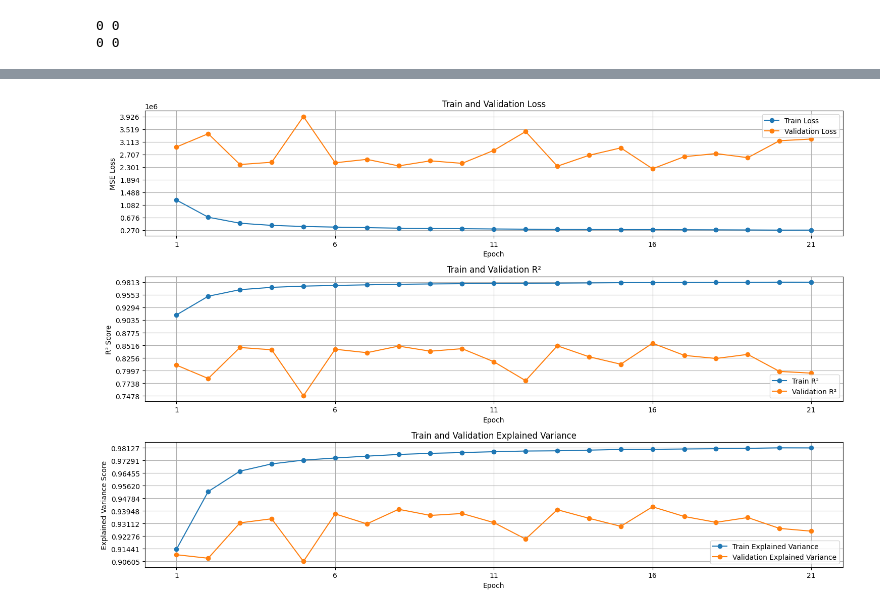
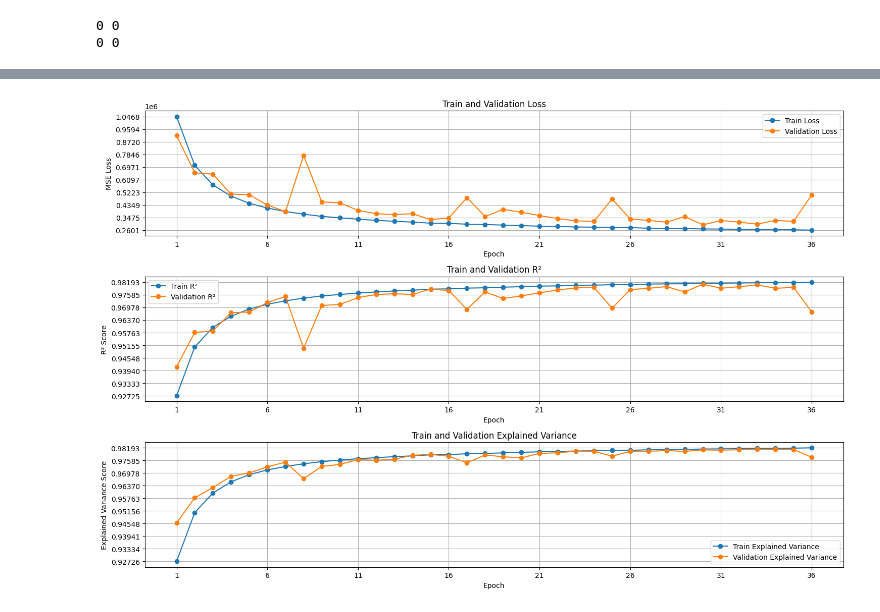
Before and after one commit to ilyarekun/nn-o-lessons, a Jupyter notebook: nn-o-task-hypr-testing/rossman.ipynb, the cells around one changed output, grey strips where cells are left out. Saved outputs shown, nothing was run; the diff lists cells and outputs as text; code cells hidden in the pictures.

Commit message:
model5

```diff
--- a/nn-o-task-hypr-testing/rossman.ipynb
+++ b/nn-o-task-hypr-testing/rossman.ipynb
@@ -311,7 +300,9 @@ learning_rate = 0.01
 model = ModelRegv4(31, 1)
 model = model.to(device)
 criterion = nn.MSELoss()
-optimizer = optim.Adam(model.parameters(), lr=learning_rate)
+#optimizer = optim.Adam(model.parameters(), lr=learning_rate)
+optimizer = optim.RMSprop(model.parameters(), lr=learning_rate, alpha=0.99)
+
 
 # Metrics
 train_loss_metr = []
@@ -423,32 +413,32 @@ plt.grid(True)
 
 # График R²
 plt.subplot(3, 1, 2)
 plt.plot(epochs, train_r2_metr, label='Train R²', marker='o')
 plt.plot(epochs, val_r2_metr, label='Validation R²', marker='o')
 plt.xlabel('Epoch')
 plt.ylabel('R² Score')
-plt.xticks(range(1, len(train_loss_metr) + 1, 5))  # Деления каждые 5 эпох
+plt.xticks(range(1, len(train_loss_metr) + 1, 5)) s # Деления каждые 5 эпох
 plt.yticks(np.linspace(min(min(train_r2_metr), min(val_r2_metr)),
                        max(max(train_r2_metr), max(val_r2_metr)), 10))  # 10 делений по Y
 plt.title('Train and Validation R²')
 plt.legend()
 plt.grid(True)
 
 # График Explained Variance
 plt.subplot(3, 1, 3)
 plt.plot(epochs, train_exp_var_metr, label='Train Explained Variance', marker='o')
 plt.plot(epochs, val_exp_var_metr, label='Validation Explained Variance', marker='o')
 plt.xlabel('Epoch')
 plt.ylabel('Explained Variance Score')
 plt.xticks(range(1, len(train_loss_metr) + 1, 5))  # Деления каждые 5 эпох
 plt.yticks(np.linspace(min(min(train_exp_var_metr), min(val_exp_var_metr)),
                        max(max(train_exp_var_metr), max(val_exp_var_metr)), 10))  # 10 делений по Y
 plt.title('Train and Validation Explained Variance')
 plt.legend()
 plt.grid(True)
 
 plt.tight_layout()
 plt.savefig('./nn-o-task-hypr-testing/results/metrics_v4.png')
 plt.show()
 # %% [output]
-[figure, old version]
+[figure, new version]
```
Also changed, not shown: parts of 2 cells of this notebook, 1 other file.
